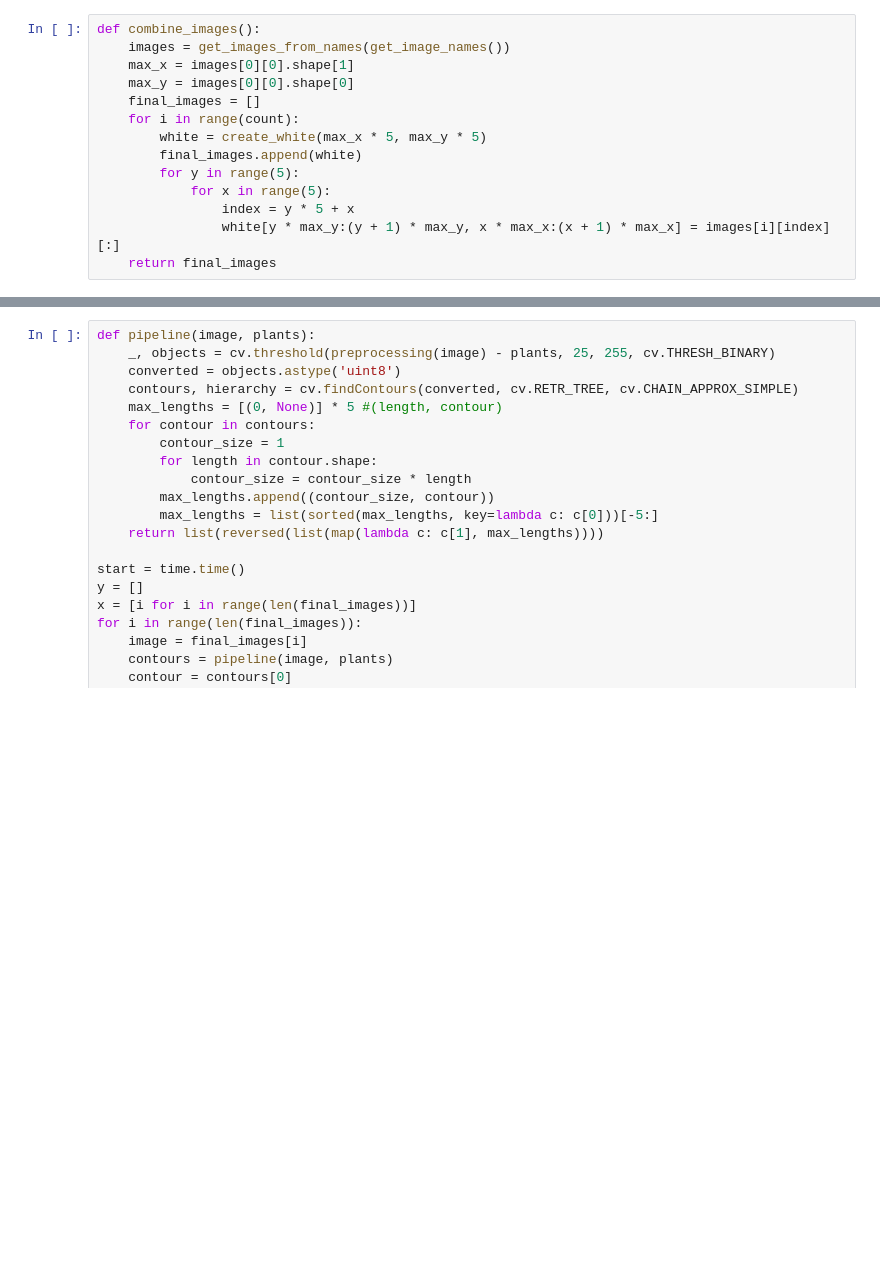
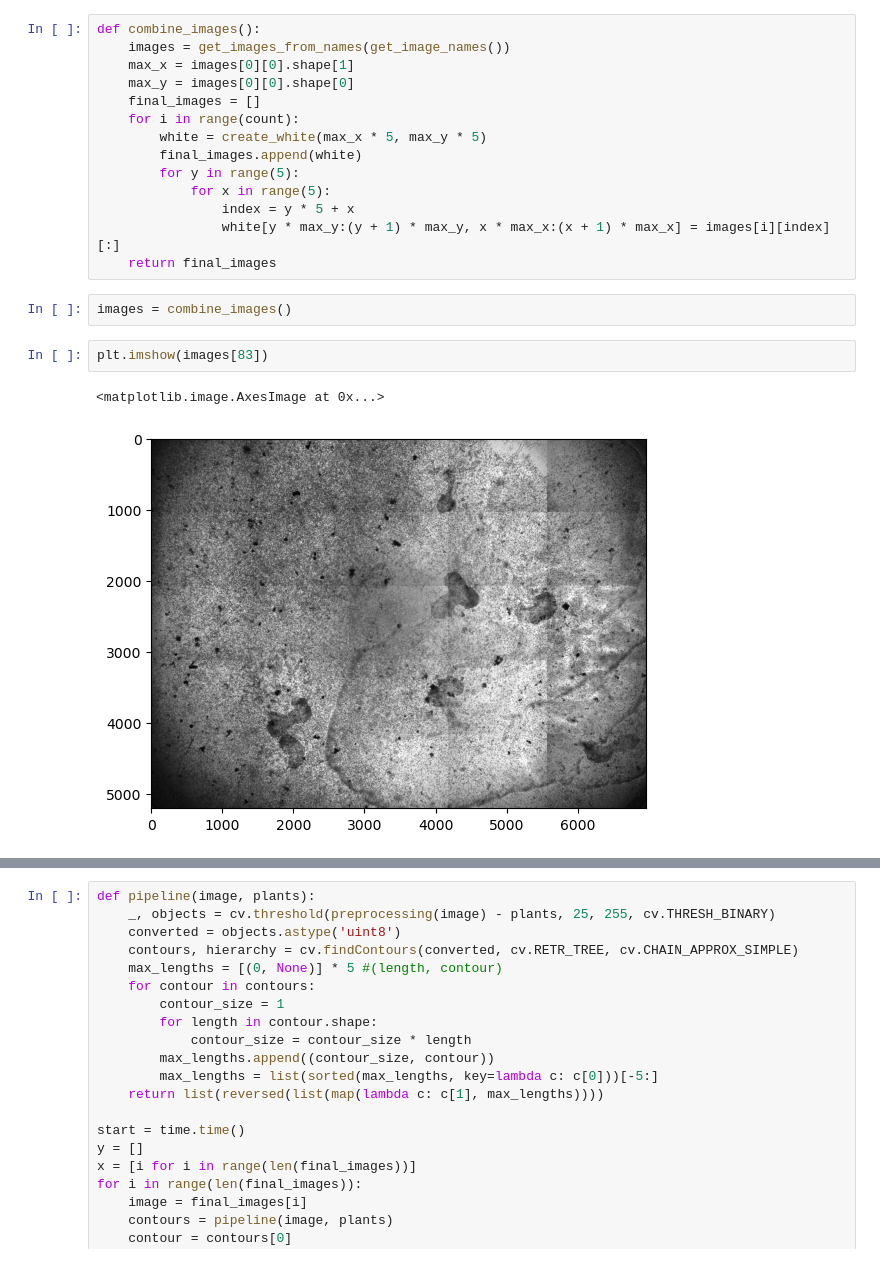
Before and after one commit to numimin/TOOI, a Jupyter notebook: TOOI Task.ipynb, the cells around one changed output, grey strips where cells are left out. Cells and saved outputs as stored; diff of their text form; blank space fills up the shorter version.

```diff
--- a/TOOI Task.ipynb
+++ b/TOOI Task.ipynb
@@ -71,4 +84,11 @@ def combine_images():
                 index = y * 5 + x
                 white[y * max_y:(y + 1) * max_y, x * max_x:(x + 1) * max_x] = images[i][index][:]
     return final_images
+# %%
+images = combine_images()
+# %%
+plt.imshow(images[83])
+# %% [output]
+<matplotlib.image.AxesImage at 0x...>
+[figure, added]
 # %%
```
Also changed, not shown: parts of 9 cells of this notebook.
